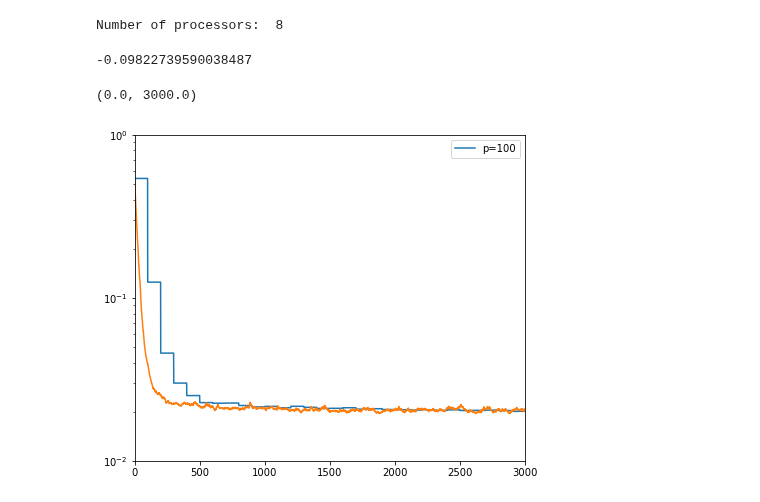
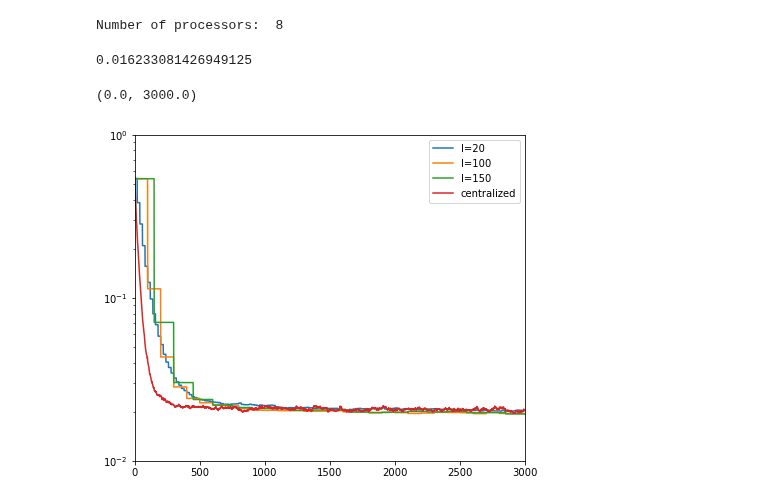
Before and after one commit to cjfelixx/machine-learning-graduate-research, a Jupyter notebook: FederatedLearing/federatedLearning.ipynb, the cells around one changed output. Drawn from its saved outputs; the diff is of its cells as text; code cells hidden in the pictures.

Commit message:
Fied data visualizations

```diff
--- a/FederatedLearing/federatedLearning.ipynb
+++ b/FederatedLearing/federatedLearning.ipynb
@@ -21,17 +22,16 @@ Number of processors:  8
 # %%
 def generate_data(num_data):
     # AWGN
-    v = 0.1*np.random.normal(size=num_data+2)
 
     # Initial conditions
     d_true =[0.1 , 0.1]
-    d = [d_true[0], d_true[1]]
+    d = [d_true[0] + 0.1*np.random.normal(1), d_true[1] + 0.1*np.random.normal(1)]
 
     # Grab new data
     new_d_true = lambda d: d.append((0.8 - 0.5 * np.exp(-(d[-1]**2)))*d[-1] - (0.3 + 0.9*np.exp(-(d[-1]**2)))*d[-2] + 0.1*np.sin(np.pi*d[-1]))
     for i in range(2,num_data+2):
         new_d_true(d_true)
-        d.append(d_true[-1] + v[i])
+        d.append(d_true[-1] + 0.1*np.random.normal(1))
 
     u = np.hstack((np.array(d[0:num_data]).reshape(num_data,1),np.array(d[1:num_data+1]).reshape(num_data,1)))
     d_true = d_true[2::]
@@ -48,4 +48,4 @@ reg_coeff = 0.1
 u,d,d_true = generate_data(num_data)
 print(d[0])
 # %% [output]
--0.09822739590038487
+0.016233081426949125
@@ -121,38 +79,41 @@ for epoch in tqdm(range(num_experiments)):
 # %%
 # Federated learning: Synchronous updating rule
 plt.figure(figsize=(7, 6))
 
 K = 10 # K edge clients
 c =  np.ones(K).reshape(K,1)/K # edge weighting
 D = 100 # Dictionary size
-# l = [20, 100, 150]
-l = 100
+L = [20, 100, 150]
 iteration = 10000
 num_experiments = 10
 
 step_size = 0.8
 KLMS_RFF = klms_rff(step_size,D)
+KLMS_RFF_cent = klms_rff(0.2,D)
 KNLMS_RFF = knlms_rff(step_size,reg_coeff,D)
 KRLS_RFF = krls_rff(D)
+for l in L:
+    amse = np.zeros(iteration)
+    amse_cent = np.zeros(iteration)
+    for epoch in tqdm(range(num_experiments)):
 
-amse = np.zeros(iteration)
-for epoch in tqdm(range(num_experiments)):
+        # Process data and kernel
+        u,d,d_true = generate_data(num_data)
+        sigma = 1/np.sqrt(2*kernel.sigma)
+        W = (1/sigma) * np.random.normal(size=(2,D))
+        b = np.random.uniform(0,2*np.pi,(D,1))
+        h = np.sqrt(2/D) * np.cos(W.T @ u.T + b)
 
-    # Process data and kernel
-    u,d,d_true = generate_data(num_data)
-    sigma = 1/np.sqrt(2*kernel.sigma)
-    W = (1/sigma) * np.random.normal(size=(2,D))
-    b = np.random.uniform(0,2*np.pi,(D,1))
-    h = np.sqrt(2/D) * np.cos(W.T @ u.T + b)
+        mse_cent = cent_learn(iteration,K,KLMS_RFF_cent,h,u,d)
+        amse_cent += mse_cent/num_experiments
+        mse = fl_sync(iteration,K,KLMS_RFF,h,u,d,l)
+        amse += mse/num_experiments
 
-    mse = fl_sync(iteration,K,KLMS_RFF,h,u,d,l)
-    amse += mse/num_experiments
-
-plt.semilogy(range(len(amse)),amse,label="p=" + str(l))
-plt.semilogy(range(len(amse_cent)),amse_cent)
+    plt.semilogy(range(len(amse)),amse,label="l=" + str(l))
+plt.semilogy(range(len(amse_cent)),amse_cent,label="centralized")
 plt.legend()
 plt.ylim([1e-2,1e0])
 plt.xlim([0,3000])
 # %% [output]
 (0.0, 3000.0)
-[figure, old version]
+[figure, new version]
```
Also changed, not shown: parts of 8 cells of this notebook, 1 other file.
